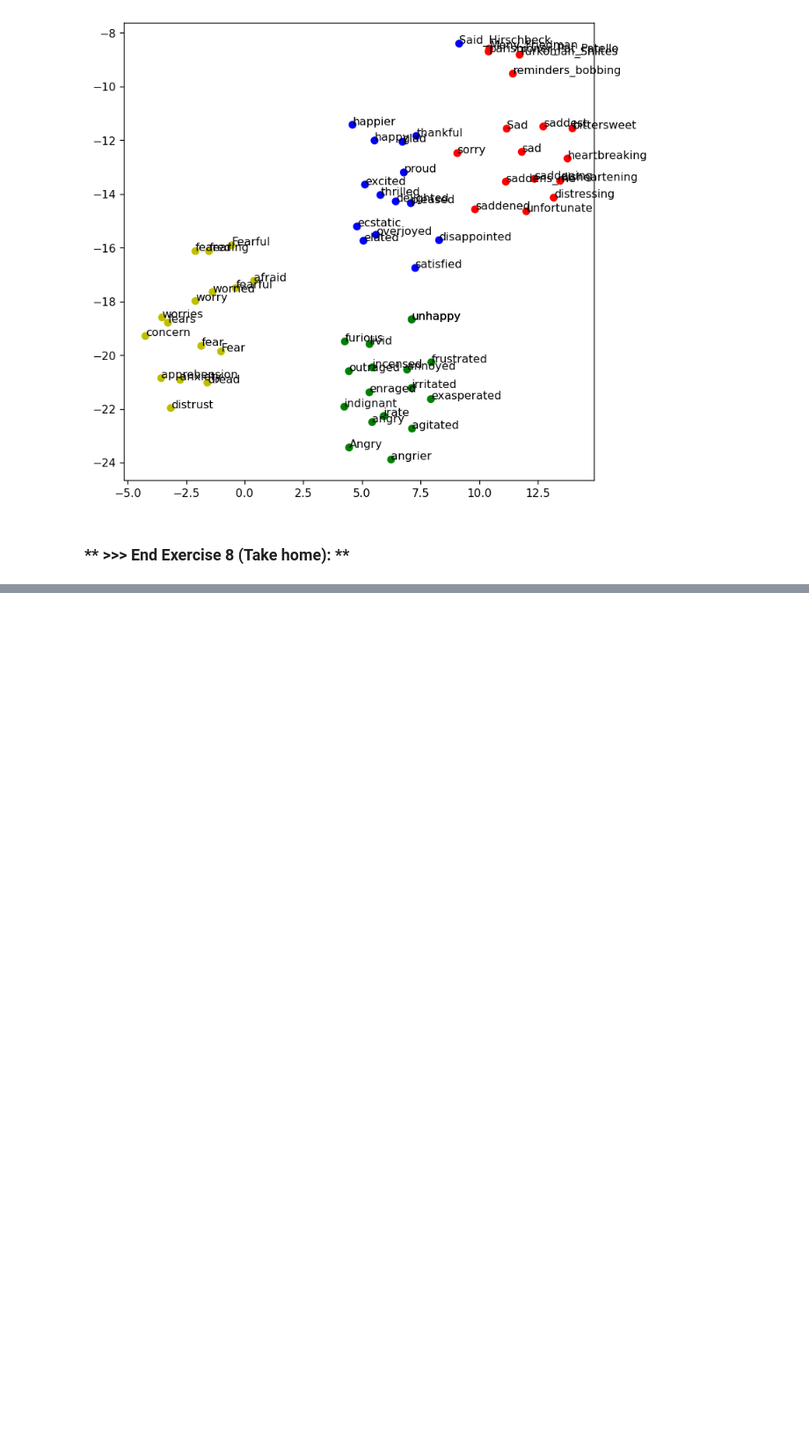
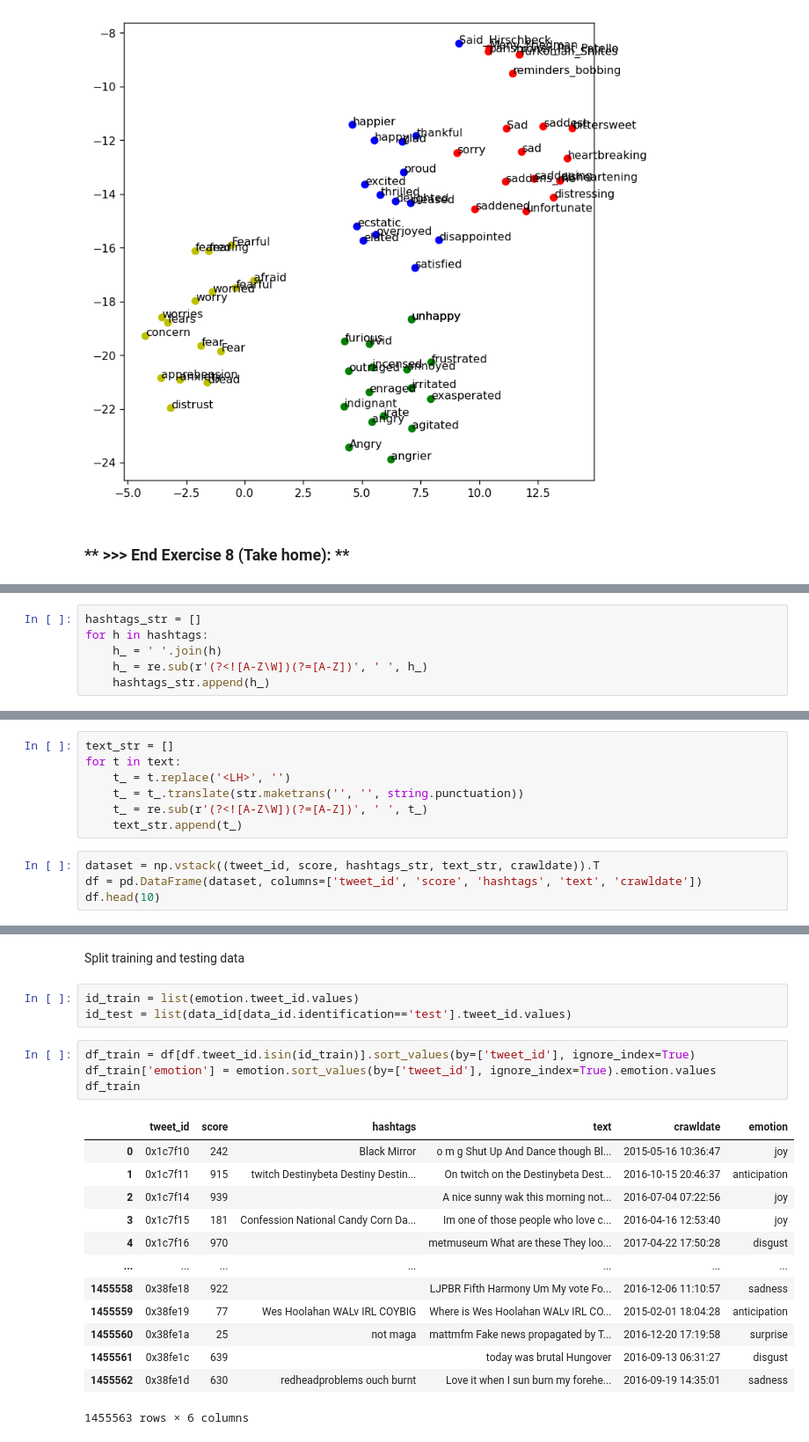
Before and after one commit to Pochenlin513/DM2021-Lab2-Homework, a Jupyter notebook: DM2021-Lab2-Homework.ipynb, the cells around one changed output, grey strips where cells are left out. Shown at 88% size. Saved outputs shown, nothing was run; the diff lists cells and outputs as text; blank space fills up the shorter version.

```diff
--- a/DM2021-Lab2-Homework.ipynb
+++ b/DM2021-Lab2-Homework.ipynb
@@ -704,0 +772,6 @@ plt.show()
+# %%
+hashtags_str = []
+for h in hashtags:
+    h_ = ' '.join(h)
+    h_ = re.sub(r'(?<![A-Z\W])(?=[A-Z])', ' ', h_)
+    hashtags_str.append(h_)
@@ -704,0 +780,11 @@ plt.show()
+# %%
+text_str = []
+for t in text:
+    t_ = t.replace('<LH>', '')
+    t_ = t_.translate(str.maketrans('', '', string.punctuation))
+    t_ = re.sub(r'(?<![A-Z\W])(?=[A-Z])', ' ', t_)
+    text_str.append(t_)
+# %%
+dataset = np.vstack((tweet_id, score, hashtags_str, text_str, crawldate)).T
+df = pd.DataFrame(dataset, columns=['tweet_id', 'score', 'hashtags', 'text', 'crawldate'])
+df.head(10)
@@ -704,0 +803,23 @@ plt.show()
+# %% [markdown]
+Split training and testing data
+# %%
+id_train = list(emotion.tweet_id.values)
+id_test = list(data_id[data_id.identification=='test'].tweet_id.values)
+# %%
+df_train = df[df.tweet_id.isin(id_train)].sort_values(by=['tweet_id'], ignore_index=True)
+df_train['emotion'] = emotion.sort_values(by=['tweet_id'], ignore_index=True).emotion.values
+df_train
+# %% [output]
+|  | tweet_id | score | hashtags | text | crawldate | emotion |
+| 0 | 0x1c7f10 | 242 | Black Mirror | o m g Shut Up And Dance though Bl... | 2015-05-16 10:36:47 | joy |
+| 1 | 0x1c7f11 | 915 | twitch Destinybeta Destiny Destin... | On twitch on the Destinybeta Dest... | 2016-10-15 20:46:37 | anticipation |
+| 2 | 0x1c7f14 | 939 |  | A nice sunny wak this morning not... | 2016-07-04 07:22:56 | joy |
+| 3 | 0x1c7f15 | 181 | Confession National Candy Corn Da... | Im one of those people who love c... | 2016-04-16 12:53:40 | joy |
+| 4 | 0x1c7f16 | 970 |  | metmuseum What are these They loo... | 2017-04-22 17:50:28 | disgust |
+| ... | ... | ... | ... | ... | ... | ... |
+| 1455558 | 0x38fe18 | 922 |  | LJPBR Fifth Harmony Um My vote Fo... | 2016-12-06 11:10:57 | sadness |
+| 1455559 | 0x38fe19 | 77 | Wes Hoolahan WALv IRL COYBIG | Where is Wes Hoolahan WALv IRL CO... | 2015-02-01 18:04:28 | anticipation |
+| 1455560 | 0x38fe1a | 25 | not maga | mattmfm Fake news propagated by T... | 2016-12-20 17:19:58 | surprise |
+| 1455561 | 0x38fe1c | 639 |  | today was brutal Hungover | 2016-09-13 06:31:27 | disgust |
+| 1455562 | 0x38fe1d | 630 | redheadproblems ouch burnt | Love it when I sun burn my forehe... | 2016-09-19 14:35:01 | sadness |
+1455563 rows × 6 columns
```
Also changed, not shown: parts of 38 cells of this notebook, 12 other files.
